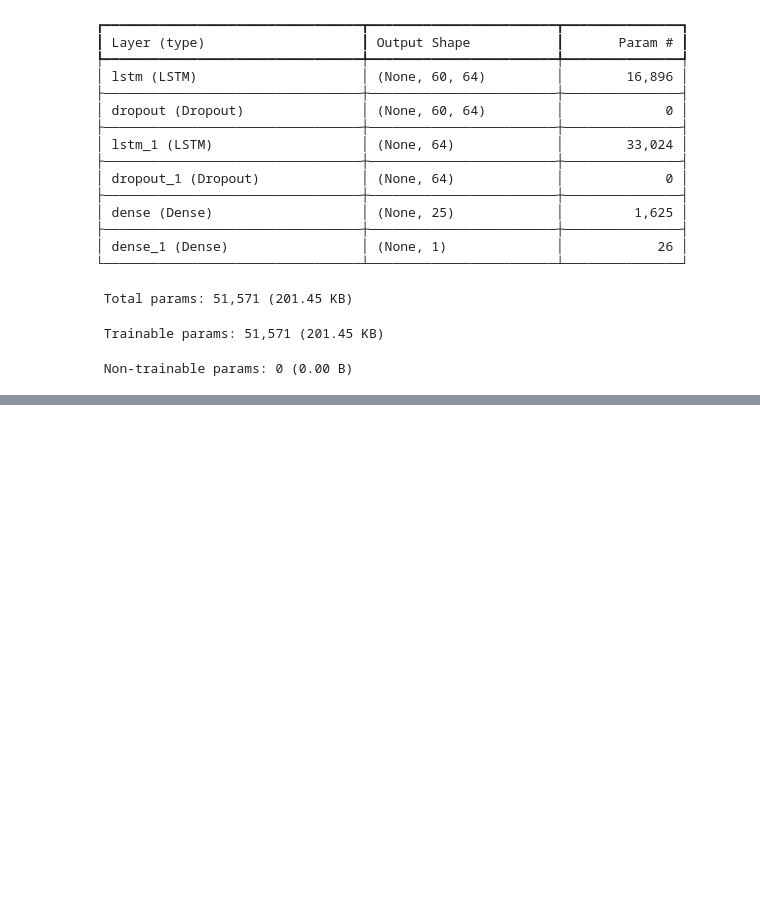
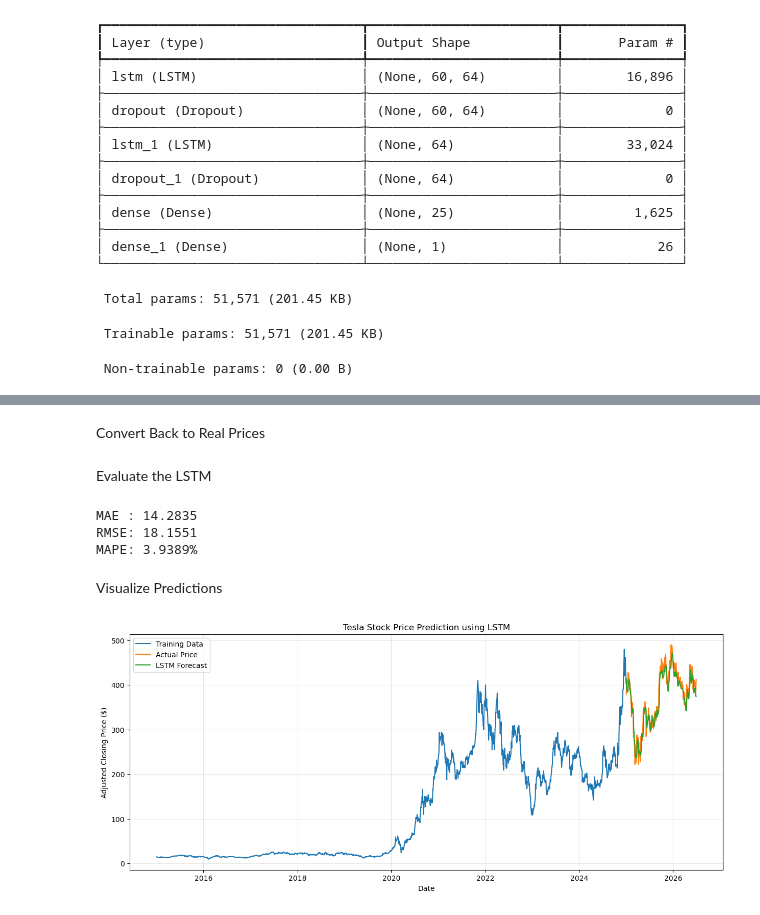
Before and after one commit to Dana-21-21/portfolio-optimization, a Jupyter notebook: notebooks/Task2_Forecasting.ipynb, the cells around one changed output, grey strips where cells are left out. Drawn from its saved outputs; the diff is of its cells as text; code cells hidden in the pictures; blank space fills up the shorter version.

```diff
--- a/notebooks/Task2_Forecasting.ipynb
+++ b/notebooks/Task2_Forecasting.ipynb
@@ -480,0 +599,2 @@ Model: "sequential"
+# %%
+predictions = model.predict(X_test)
@@ -480,0 +603,67 @@ Model: "sequential"
+# %% [markdown]
+Convert Back to Real Prices
+# %%
+predictions = scaler.inverse_transform(predictions)
+# %% [markdown]
+Evaluate the LSTM
+# %%
+lstm_mae = mean_absolute_error(
+    test,
+    predictions
+)
+
+lstm_rmse = np.sqrt(
+    mean_squared_error(
+        test,
+        predictions
+    )
+)
+
+lstm_mape = mean_absolute_percentage_error(
+    test,
+    predictions
+)
+
+print(f"MAE : {lstm_mae:.4f}")
+print(f"RMSE: {lstm_rmse:.4f}")
+print(f"MAPE: {lstm_mape*100:.4f}%")
+# %% [output]
+MAE : 14.2835
+RMSE: 18.1551
+MAPE: 3.9389%
+# %% [markdown]
+Visualize Predictions
+# %%
+plt.figure(figsize=(15,6))
+
+plt.plot(
+    train.index,
+    train,
+    label="Training Data"
+)
+
+plt.plot(
+    test.index,
+    test,
+    label="Actual Price"
+)
+
+plt.plot(
+    test.index,
+    predictions,
+    label="LSTM Forecast"
+)
+
+plt.title("Tesla Stock Price Prediction using LSTM")
+
+plt.xlabel("Date")
+
+plt.ylabel("Adjusted Closing Price ($)")
+
+plt.legend()
+
+plt.grid(alpha=0.3)
+
+plt.show()
+# %% [output]
+[figure, added]
```
Also changed, not shown: parts of 46 cells of this notebook, 6 other files.
